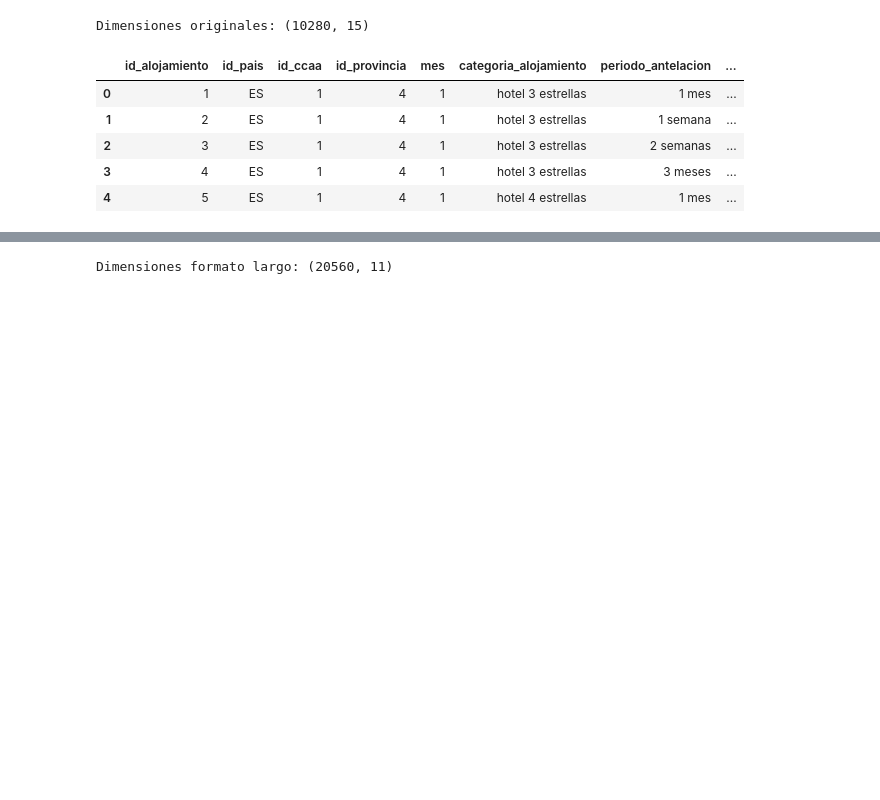
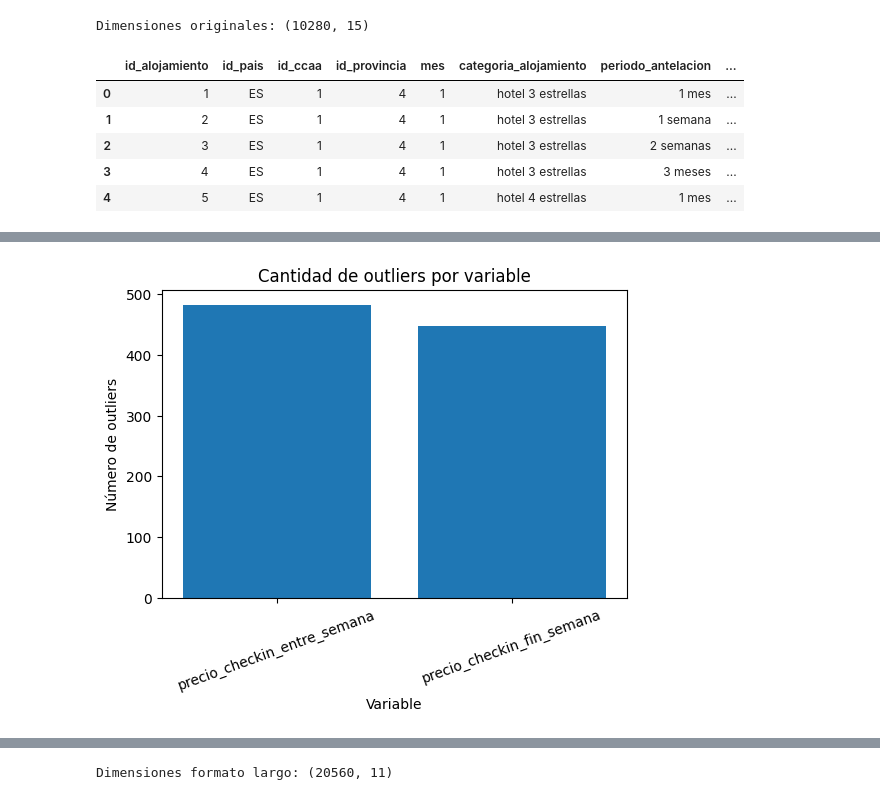
Before and after one commit to moralesvegaandrea-star/CulturaTrip.v2, a Jupyter notebook: Notebook/ML_Model/ML_Alojamiento.ipynb, the cells around one changed output, grey strips where cells are left out. Saved outputs shown, nothing was run; the diff lists cells and outputs as text; code cells hidden in the pictures; blank space fills up the shorter version.

```diff
--- a/Notebook/ML_Model/ML_Alojamiento.ipynb
+++ b/Notebook/ML_Model/ML_Alojamiento.ipynb
@@ -68,0 +263,13 @@ Dimensiones originales: (10280, 15)
+# %%
+plt.figure(figsize=(6,4))
+plt.bar(
+    resumen_outliers["variable"],
+    resumen_outliers["total_outliers"]
+)
+plt.title("Cantidad de outliers por variable")
+plt.xlabel("Variable")
+plt.ylabel("Número de outliers")
+plt.xticks(rotation=20)
+plt.show()
+# %% [output]
+[figure, added]
```
Also changed, not shown: parts of 83 cells of this notebook.
